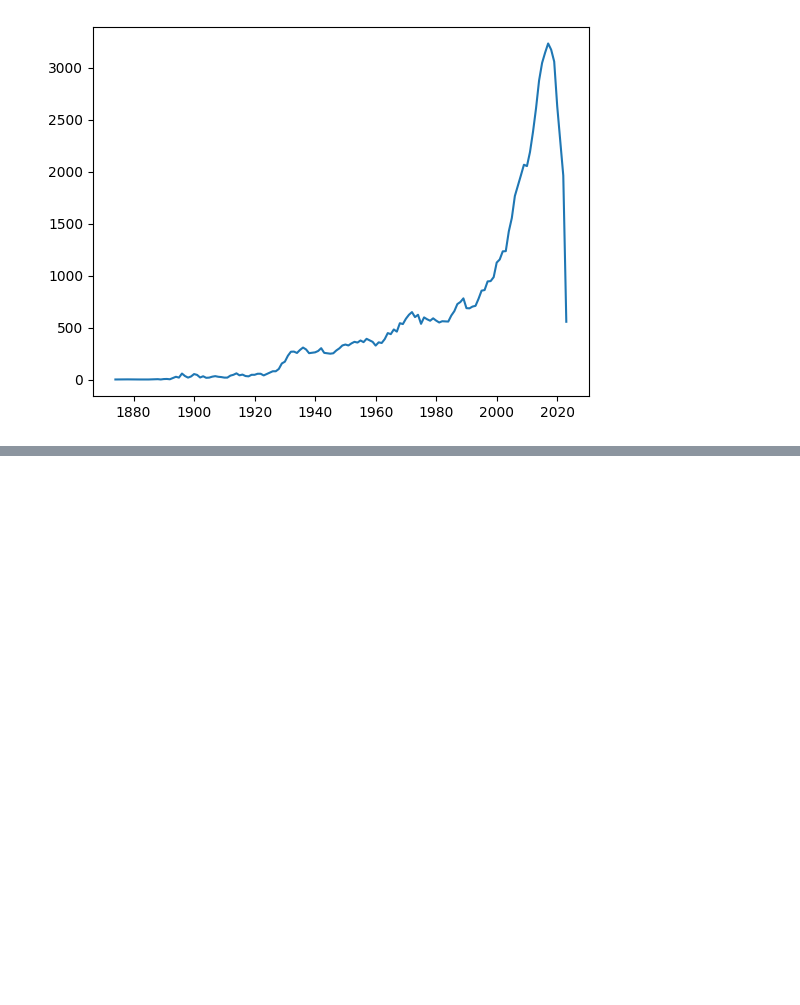
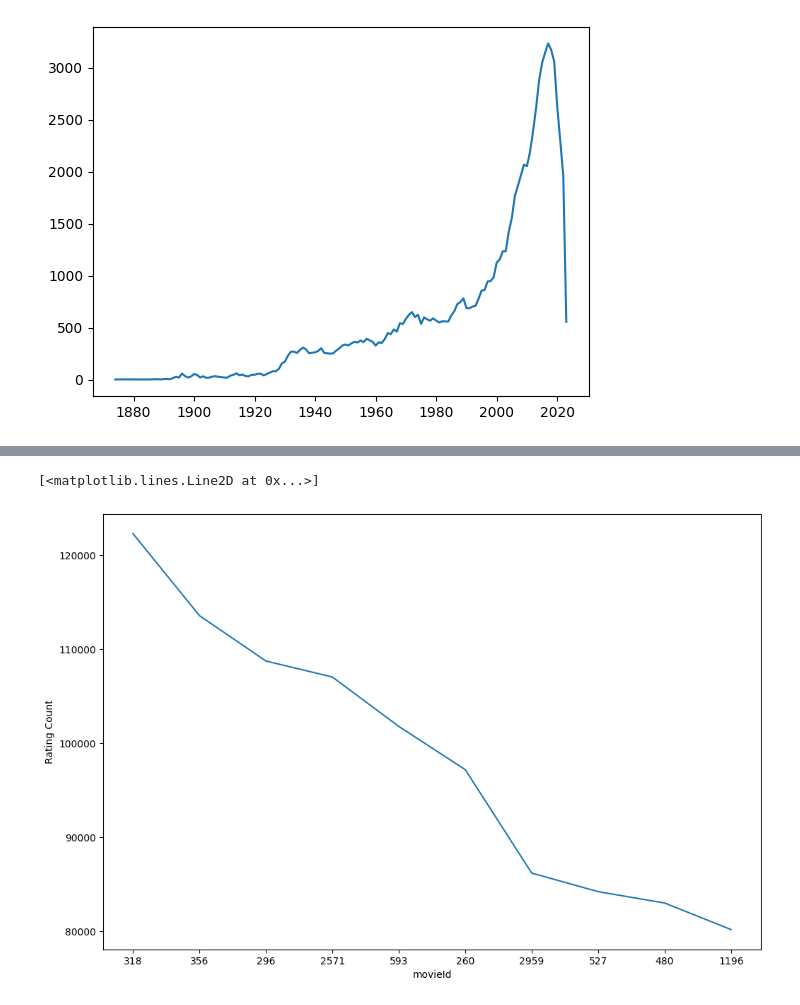
Before and after one commit to BrutalFrost/Artificial_Intelligence_Hampus_Erlandsson_OPA23, a Jupyter notebook: Lab_1/Lab_1.ipynb, the cells around one changed output, grey strips where cells are left out. Cells and saved outputs as stored; diff of their text form; code cells hidden in the pictures; blank space fills up the shorter version.

```diff
--- a/Lab_1/Lab_1.ipynb
+++ b/Lab_1/Lab_1.ipynb
@@ -230,0 +233,7 @@ plt.plot(total_movies_year["year"], total_movies_year["count"])
+# %%
+#number_ratings= pd.DataFrame(df_ratings.groupby("movieId")["rating"].count().sort_values(ascending=False)).rename(columns= {"rating": "rating_count"})
+#number_ratings
+
+
+rating_per_id= df_ratings.groupby("movieId")["rating"].count().sort_values(ascending=False).reset_index(name= "count").head(10)
+rating_per_id
@@ -230,0 +252,8 @@ plt.plot(total_movies_year["year"], total_movies_year["count"])
+# %%
+plt.figure(figsize= (12,8))
+plt.xlabel("movieId")
+plt.ylabel("Rating Count")
+plt.plot(rating_per_id["movieId"].astype(str), rating_per_id["count"])
+# %% [output]
+[<matplotlib.lines.Line2D at 0x...>]
+[figure, added]
```
Also changed, not shown: parts of 5 cells of this notebook.
